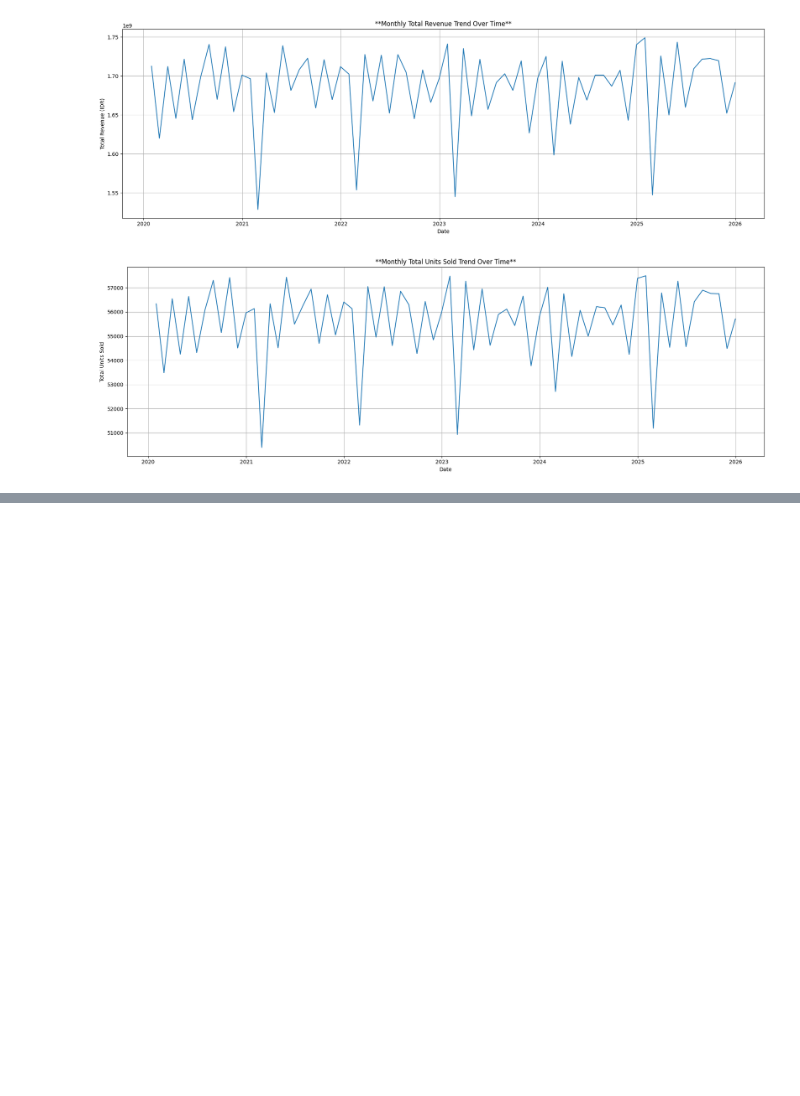
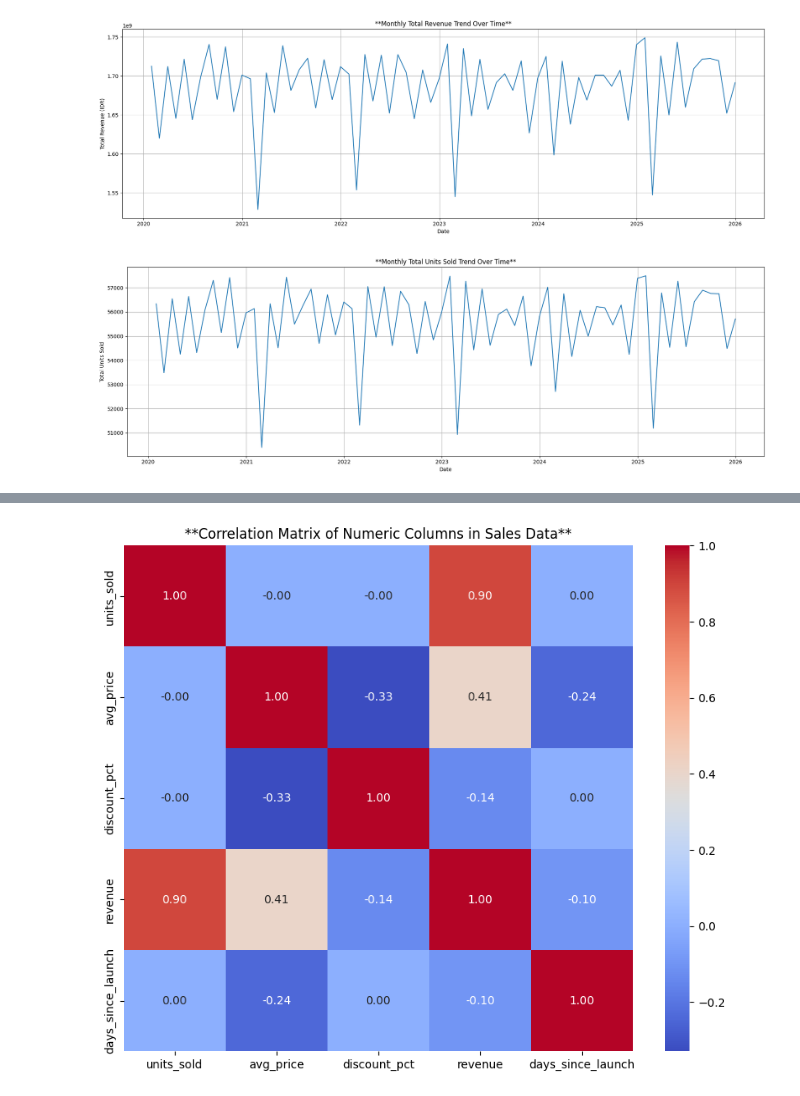
Before and after one commit to LatiefDataVisionary/fmcg-gelar-rasa-2025, a Jupyter notebook: notebooks/notebook.ipynb, the cells around one changed output, grey strips where cells are left out. Cells and saved outputs as stored; diff of their text form; code cells hidden in the pictures; blank space fills up the shorter version.

Commit message:
Correlation Matrix of Numeric Columns in Sales Data

```diff
--- a/notebooks/notebook.ipynb
+++ b/notebooks/notebook.ipynb
@@ -1827,0 +1837,14 @@ plt.show()
+# %%
+# Select only numeric columns from sales for correlation analysis
+numeric_cols_sales = sales.select_dtypes(include=['int64', 'float64'])
+
+# Calculate the correlation matrix
+correlation_matrix_sales = numeric_cols_sales.corr()
+
+# Create a heatmap of the correlation matrix
+plt.figure(figsize=(10, 8))
+sns.heatmap(correlation_matrix_sales, annot=True, cmap='coolwarm', fmt=".2f")
+plt.title('**Correlation Matrix of Numeric Columns in Sales Data**')
+plt.show()
+# %% [output]
+[figure, added]
```
Also changed, not shown: parts of 3 cells of this notebook.
